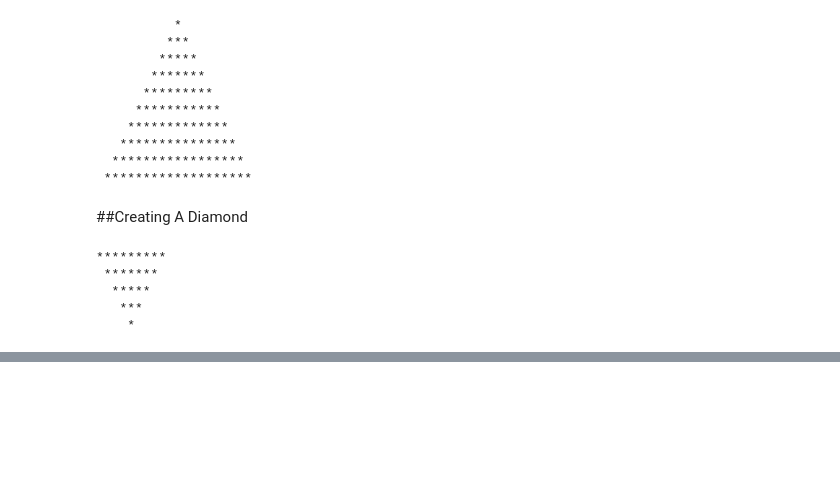
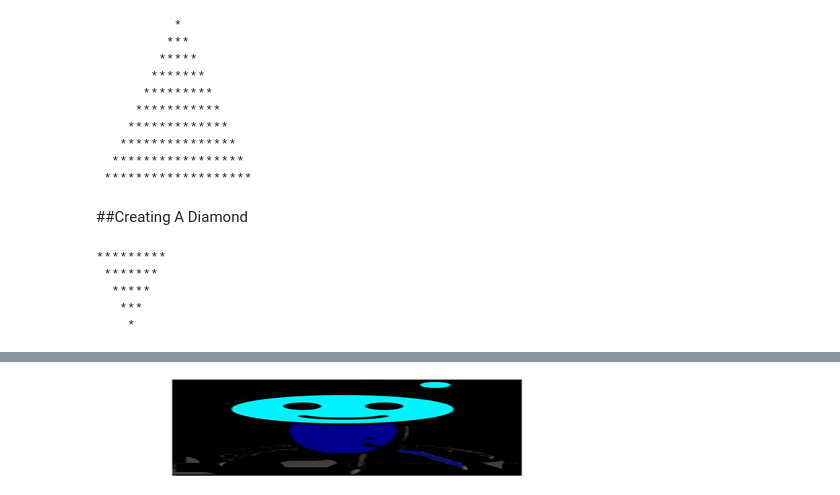
Before and after one commit to AlmightyAbyss/Python-Testing, a Jupyter notebook: RandomNotebook.ipynb, the cells around one changed output, grey strips where cells are left out. Saved outputs shown, nothing was run; the diff lists cells and outputs as text; code cells hidden in the pictures; blank space fills up the shorter version.

```diff
--- a/RandomNotebook.ipynb
+++ b/RandomNotebook.ipynb
@@ -109,0 +154,5 @@ for n in range(5):
+# %%
+im.resize((500, 100))
+#changes the size, format: ((width, height))
+# %% [output]
+[figure, added]
```
Also changed, not shown: parts of 12 cells of this notebook.
